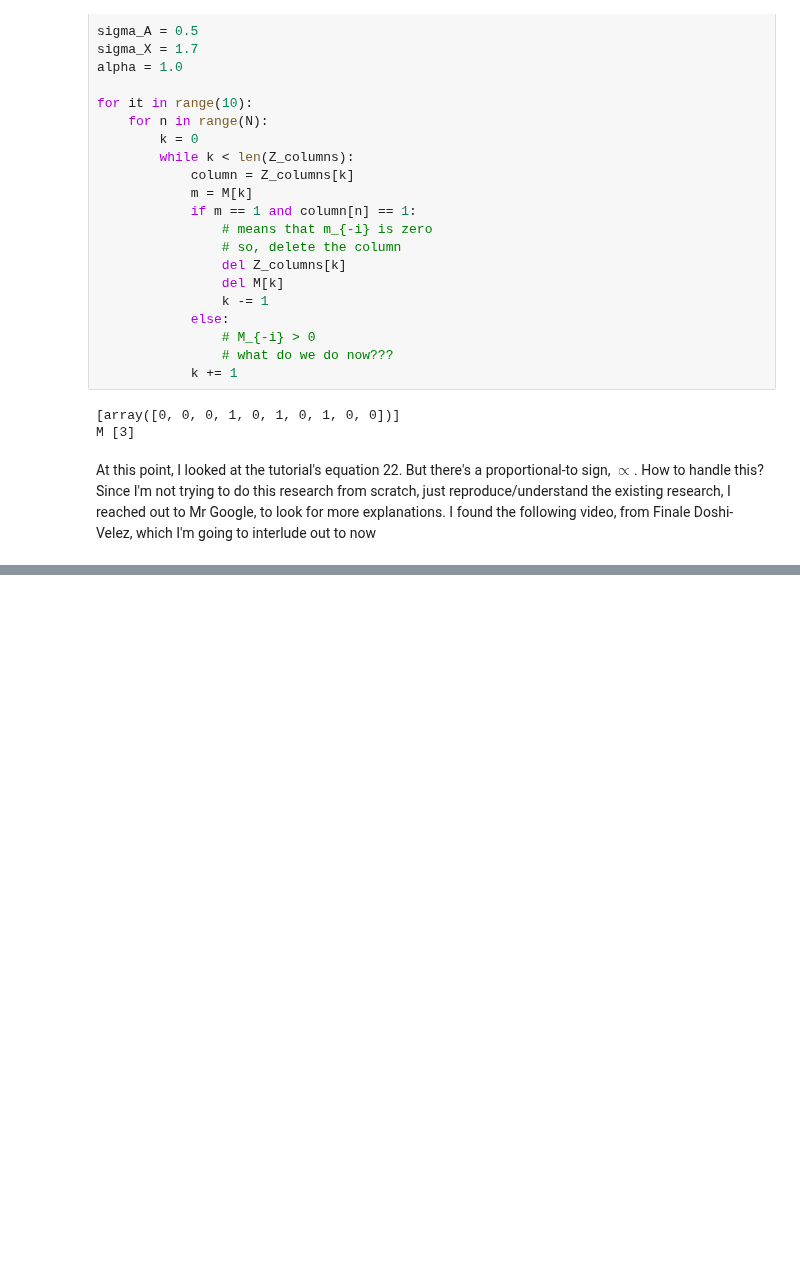
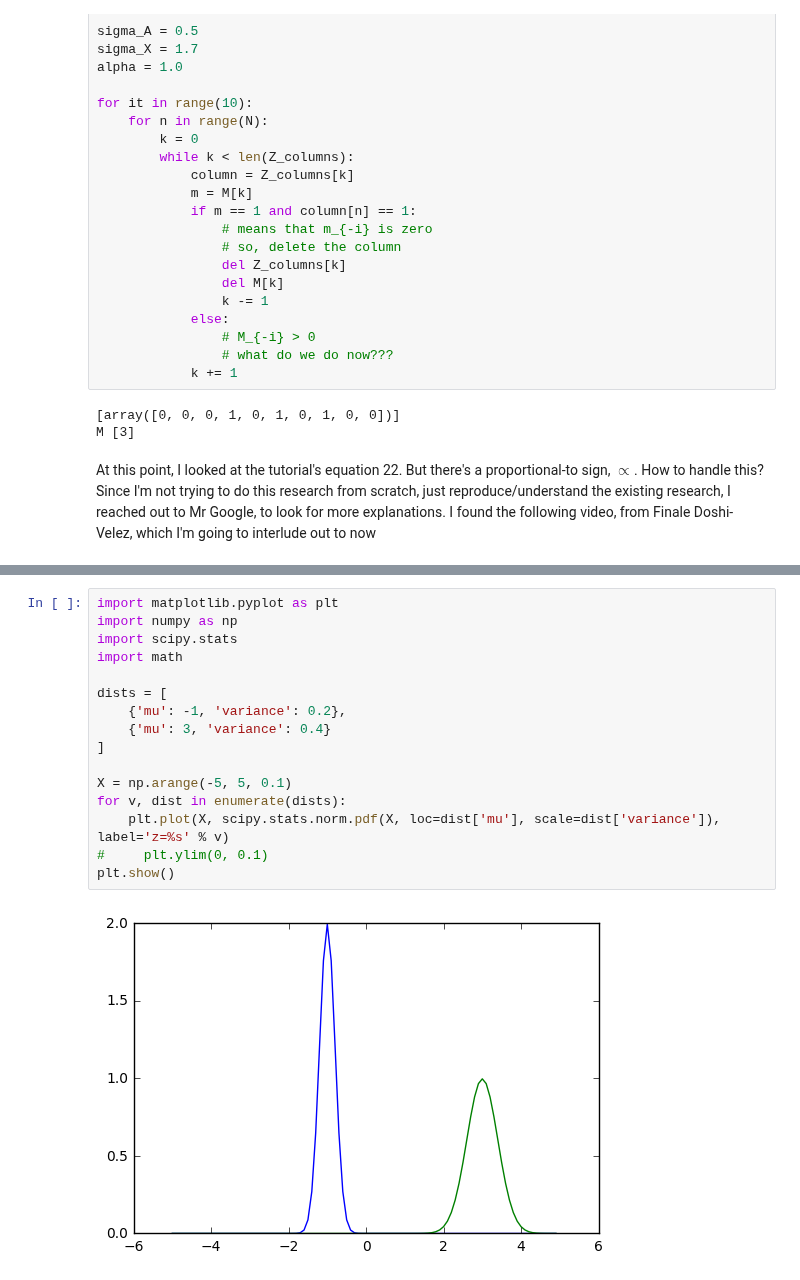
Before and after one commit to hughperkins/selfstudy-IBP, a Jupyter notebook: Demonstration on 6x6 images.ipynb, the cells around one changed output, grey strips where cells are left out. Drawn from its saved outputs; the diff is of its cells as text; blank space fills up the shorter version.

Commit message:
starting to revise graphical models :-P

```diff
--- a/Demonstration on 6x6 images.ipynb
+++ b/Demonstration on 6x6 images.ipynb
@@ -268,0 +348,18 @@ $$
+# %%
+import matplotlib.pyplot as plt
+import numpy as np
+import scipy.stats
+import math
+
+dists = [
+    {'mu': -1, 'variance': 0.2},
+    {'mu': 3, 'variance': 0.4}
+]
+
+X = np.arange(-5, 5, 0.1)
+for v, dist in enumerate(dists):
+    plt.plot(X, scipy.stats.norm.pdf(X, loc=dist['mu'], scale=dist['variance']), label='z=%s' % v)
+#     plt.ylim(0, 0.1)
+plt.show()
+# %% [output]
+[figure, added]
```
Also changed, not shown: parts of 17 cells of this notebook.
